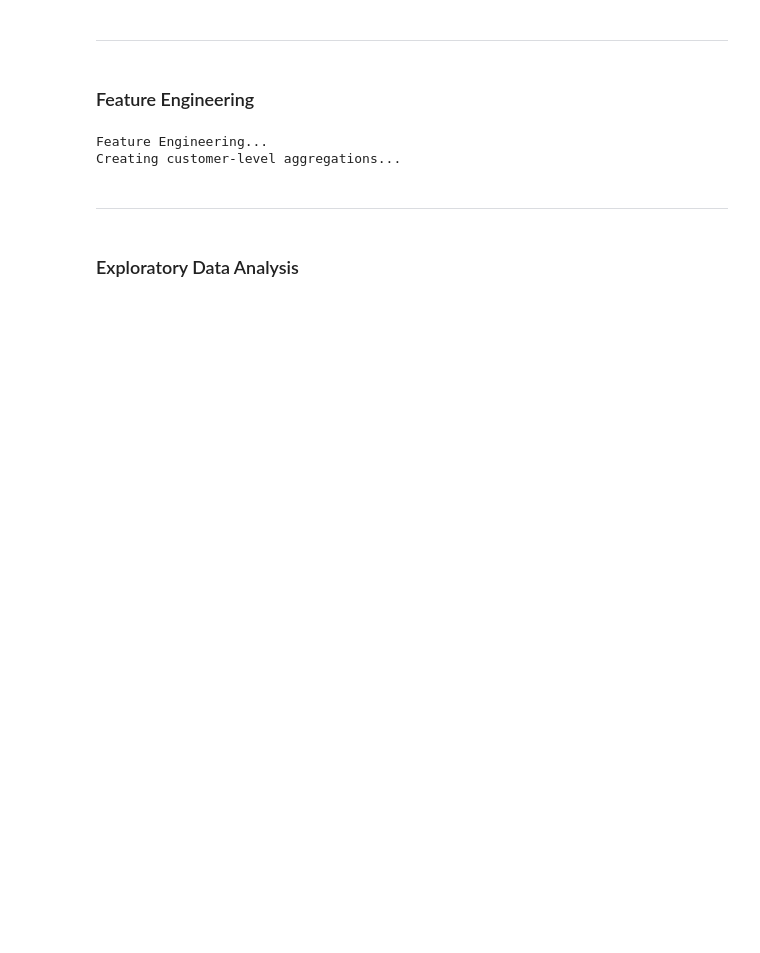
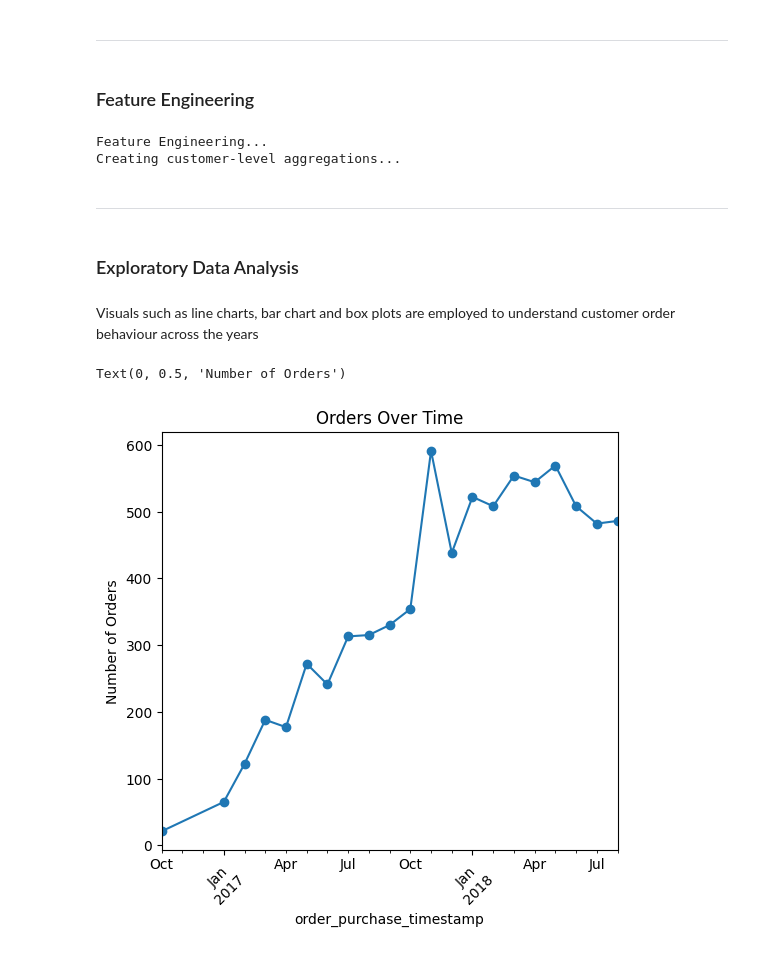
Before and after one commit to nitcode-cyber/e-commerce-capstone, a Jupyter notebook: jupyter_notebooks/MAIN.ipynb, the cells around one changed output. Saved outputs shown, nothing was run; the diff lists cells and outputs as text; code cells hidden in the pictures; blank space fills up the shorter version.

Commit message:
Save Master Data

```diff
--- a/jupyter_notebooks/MAIN.ipynb
+++ b/jupyter_notebooks/MAIN.ipynb
@@ -662,0 +690,2 @@ memory usage: 32.8+ MB
+# %%
+master_df = master_df.dropna()
@@ -662,0 +950,3 @@ memory usage: 32.8+ MB
+# %%
+cols_to_capitalize = ['customer_city', 'seller_city', 'geolocation_city']
+master_df[cols_to_capitalize] = master_df[cols_to_capitalize].apply(lambda x: x.str.title())
@@ -715,3 +1014,19 @@ Creating customer-level aggregations...
 ---
 # %% [markdown]
 ### Exploratory Data Analysis
+# %% [markdown]
+Visuals such as line charts, bar chart and box plots are employed to understand customer order behaviour across the years
+# %%
+# Create figure with multiple subplots
+fig = plt.figure(figsize=(20, 25))
+
+# 1. Orders over time
+plt.subplot(4, 3, 1)
+monthly_orders = master_df.groupby([master_df['order_purchase_timestamp'].dt.to_period('M')])['order_id'].nunique()
+monthly_orders.plot(kind='line', marker='o')
+plt.title('Orders Over Time')
+plt.xticks(rotation=45)
+plt.ylabel('Number of Orders')
+# %% [output]
+Text(0, 0.5, 'Number of Orders')
+[figure, added]
```
Also changed, not shown: parts of 31 cells of this notebook, 5 other files.
